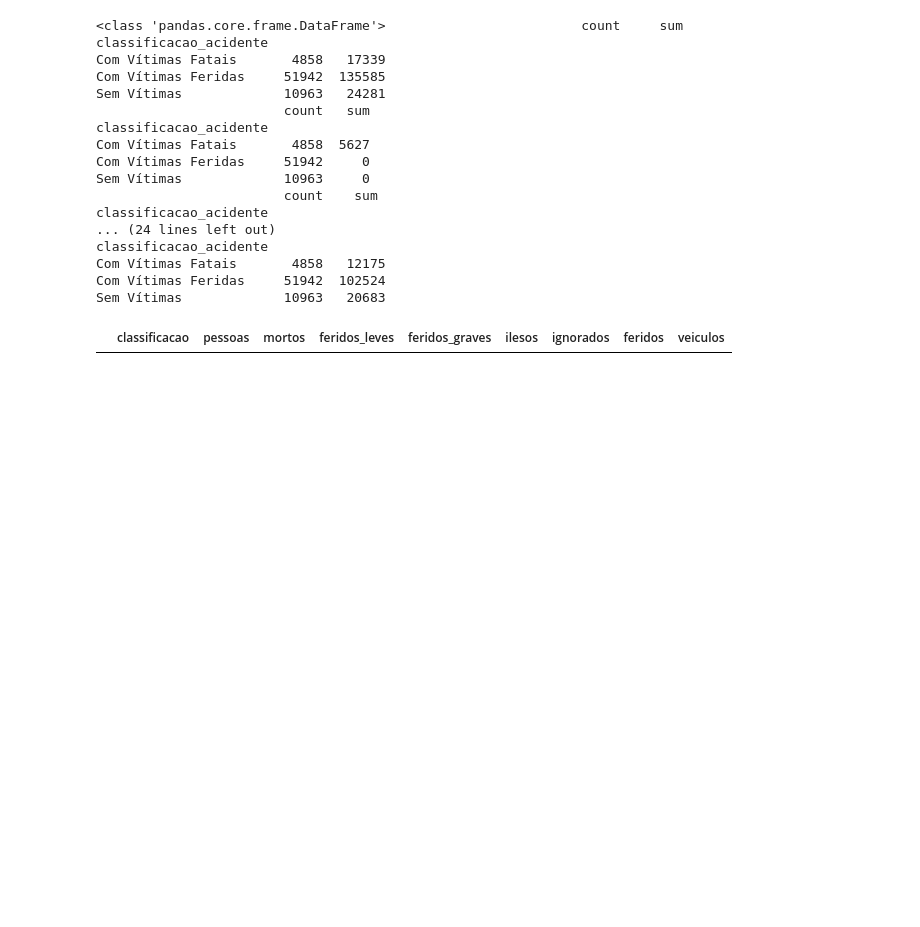
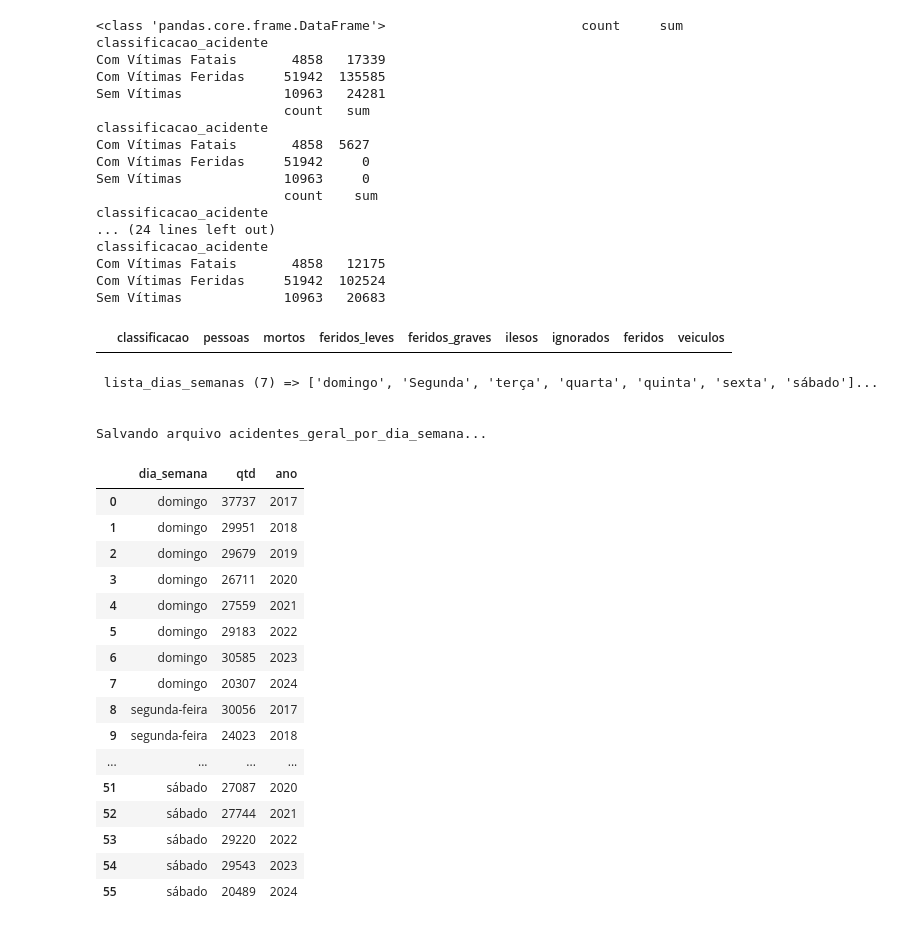
Before and after one commit to Bergolito/tcc-painel-jupyter-notebook, a Jupyter notebook: tcc-painel-preprocessamento.ipynb, the cells around one changed output. Drawn from its saved outputs; the diff is of its cells as text; code cells hidden in the pictures; blank space fills up the shorter version.

Commit message:
Criação dos gráficos de dia da semana e tipo de veículo

```diff
--- a/tcc-painel-preprocessamento.ipynb
+++ b/tcc-painel-preprocessamento.ipynb
@@ -1202,3 +1483,27 @@ df_geral_classificacao = pd.DataFrame(columns=['classificacao','pessoas','mortos
 df_geral_classificacao
 # %% [output]
 |  | classificacao | pessoas | mortos | feridos_leves | feridos_graves | ilesos | ignorados | feridos | veiculos |
+# %%
+processa_acidentes_geral_dia_semana()
+# %% [output]
+ lista_dias_semanas (7) => ['domingo', 'Segunda', 'terça', 'quarta', 'quinta', 'sexta', 'sábado']...
+
+
+Salvando arquivo acidentes_geral_por_dia_semana...
+|  | dia_semana | qtd | ano |
+| 0 | domingo | 37737 | 2017 |
+| 1 | domingo | 29951 | 2018 |
+| 2 | domingo | 29679 | 2019 |
+| 3 | domingo | 26711 | 2020 |
+| 4 | domingo | 27559 | 2021 |
+| 5 | domingo | 29183 | 2022 |
+| 6 | domingo | 30585 | 2023 |
+| 7 | domingo | 20307 | 2024 |
+| 8 | segunda-feira | 30056 | 2017 |
+| 9 | segunda-feira | 24023 | 2018 |
+| ... | ... | ... | ... |
+| 51 | sábado | 27087 | 2020 |
+| 52 | sábado | 27744 | 2021 |
+| 53 | sábado | 29220 | 2022 |
+| 54 | sábado | 29543 | 2023 |
+| 55 | sábado | 20489 | 2024 |
```
Also changed, not shown: parts of 8 cells of this notebook, 39 other files.
